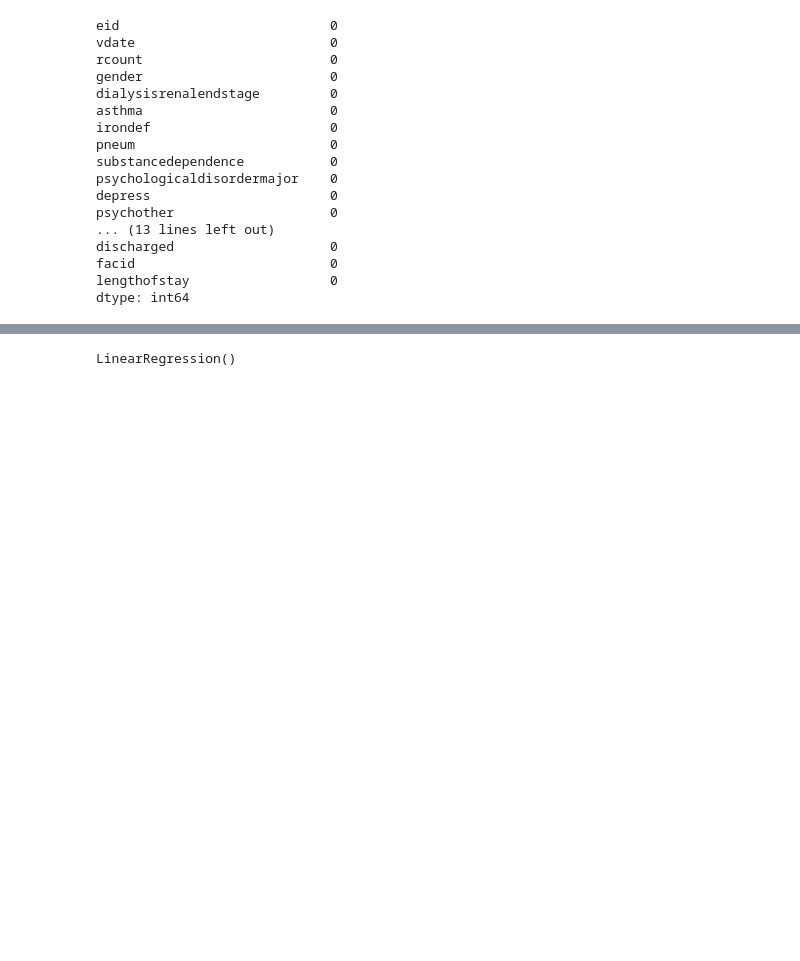
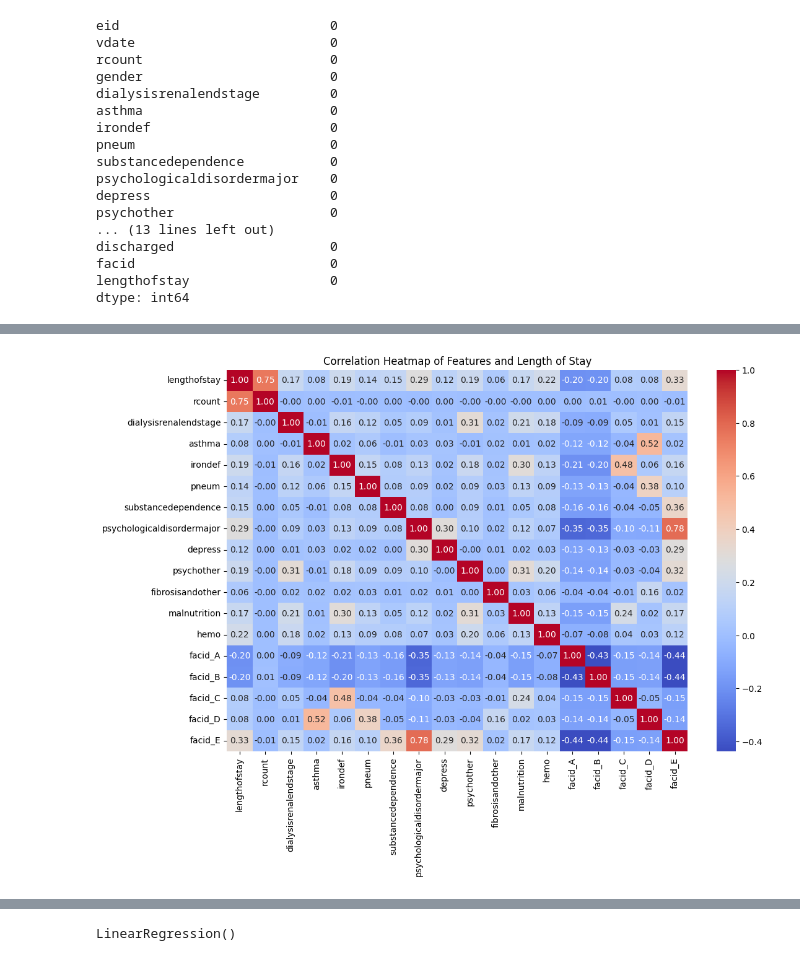
Before and after one commit to ruka-sumichi/final_task, a Jupyter notebook: test.ipynb, the cells around one changed output, grey strips where cells are left out. Saved outputs shown, nothing was run; the diff lists cells and outputs as text; code cells hidden in the pictures; blank space fills up the shorter version.

```diff
--- a/test.ipynb
+++ b/test.ipynb
@@ -130,0 +170,21 @@ df.head()
+# %%
+# 相関行列のヒートマップを作成
+# 相関が予想される項目を抜き出す
+selected_features = df[['lengthofstay', 'rcount', 'dialysisrenalendstage', 'asthma', 'irondef', 'pneum', 'substancedependence', 'psychologicaldisordermajor', 'depress', 'psychother', 'fibrosisandother', 'malnutrition', 'hemo', 'facid_A', 'facid_B', 'facid_C', 'facid_D', 'facid_E']]
+
+# float型の列をint型に変換
+selected_features = selected_features.astype({col: 'int' for col in selected_features.select_dtypes(include='float').columns})
+
+#　object型の列をint型に変換
+selected_features['rcount'] = selected_features['rcount'].astype(int)
+
+# 相関行列を作成
+corr_matrix = selected_features.corr()
+
+# ヒートマップ作成
+plt.figure(figsize=(12, 8))
+sns.heatmap(corr_matrix, annot=True, cmap='coolwarm', fmt=".2f")
+plt.title('Correlation Heatmap of Features and Length of Stay')
+plt.show()
+# %% [output]
+[figure, added]
```
Also changed, not shown: parts of 57 cells of this notebook, 1 other file.
